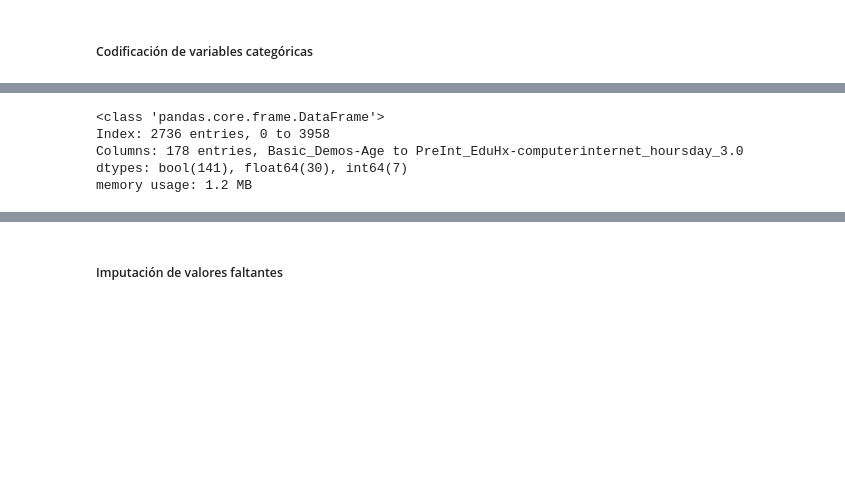
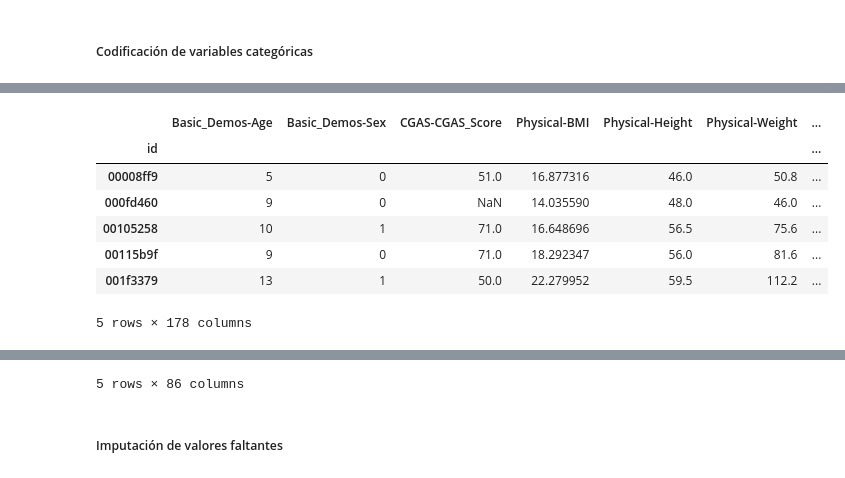
Before and after one commit to amadorssa/ChildInternetUseAnalysis, a Jupyter notebook: ChildInternetUseAnalysis.ipynb, the cells around one changed output, grey strips where cells are left out. Saved outputs shown, nothing was run; the diff lists cells and outputs as text; code cells hidden in the pictures; blank space fills up the shorter version.

```diff
--- a/ChildInternetUseAnalysis.ipynb
+++ b/ChildInternetUseAnalysis.ipynb
@@ -222,32 +273,32 @@ display(train_df[binary_columns].head())
 # %%
 multicategorical_columns = [
     'BIA-BIA_Activity_Level_num',
     'BIA-BIA_Frame_num', 'PCIAT-PCIAT_01', 'PCIAT-PCIAT_02', 'PCIAT-PCIAT_03',
     'PCIAT-PCIAT_04', 'PCIAT-PCIAT_05', 'PCIAT-PCIAT_06', 'PCIAT-PCIAT_07',
     'PCIAT-PCIAT_08', 'PCIAT-PCIAT_09', 'PCIAT-PCIAT_10', 'PCIAT-PCIAT_11',
     'PCIAT-PCIAT_12', 'PCIAT-PCIAT_13', 'PCIAT-PCIAT_14', 'PCIAT-PCIAT_15',
     'PCIAT-PCIAT_16', 'PCIAT-PCIAT_17', 'PCIAT-PCIAT_18', 'PCIAT-PCIAT_19',
     'PCIAT-PCIAT_20', 'PreInt_EduHx-computerinternet_hoursday']
 
-# Aplicar one-hot encoding a train_df con las columnas de srt_df
-train_df = pd.get_dummies(train_df, columns=str_df['Field'])
-
-for col in str_df['Field']:
-    if col in test_df.columns:
-        test_df = pd.get_dummies(test_df, columns=[col])
-
 # Aplicar One-Hot Encoding para las variables con más de dos categorías
-train_df = pd.get_dummies(train_df, columns=multicategorical_columns, drop_first=True)
+for col in multicategorical_columns:
+    if col in train_df.columns:
+        train_df = pd.get_dummies(train_df, columns=[col], drop_first=True)
 
 for col in multicategorical_columns:
     if col in test_df.columns:
         test_df = pd.get_dummies(test_df, columns=[col], drop_first=True)
 
 # Verificar las primeras filas después de One-Hot Encoding
-train_df.info()
+display(train_df.head())
+
+display(test_df.head())
 # %% [output]
+|  | Basic_Demos-Age | Basic_Demos-Sex | CGAS-CGAS_Score | Physical-BMI | Physical-Height | Physical-Weight | ... |
+| id |  |  |  |  |  |  | ... |
+| 00008ff9 | 5 | 0 | 51.0 | 16.877316 | 46.0 | 50.8 | ... |
+| 000fd460 | 9 | 0 | NaN | 14.035590 | 48.0 | 46.0 | ... |
+| 00105258 | 10 | 1 | 71.0 | 16.648696 | 56.5 | 75.6 | ... |
+| 00115b9f | 9 | 0 | 71.0 | 18.292347 | 56.0 | 81.6 | ... |
+| 001f3379 | 13 | 1 | 50.0 | 22.279952 | 59.5 | 112.2 | ... |
-<class 'pandas.core.frame.DataFrame'>
-Index: 2736 entries, 0 to 3958
-Columns: 178 entries, Basic_Demos-Age to PreInt_EduHx-computerinternet_hoursday_3.0
-dtypes: bool(141), float64(30), int64(7)
-memory usage: 1.2 MB
+5 rows × 178 columns
@@ -254,3 +312,4 @@ memory usage: 1.2 MB
+5 rows × 86 columns
 # %% [markdown]
 ##### Imputación de valores faltantes
 # %%
```
Also changed, not shown: parts of 12 cells of this notebook.
